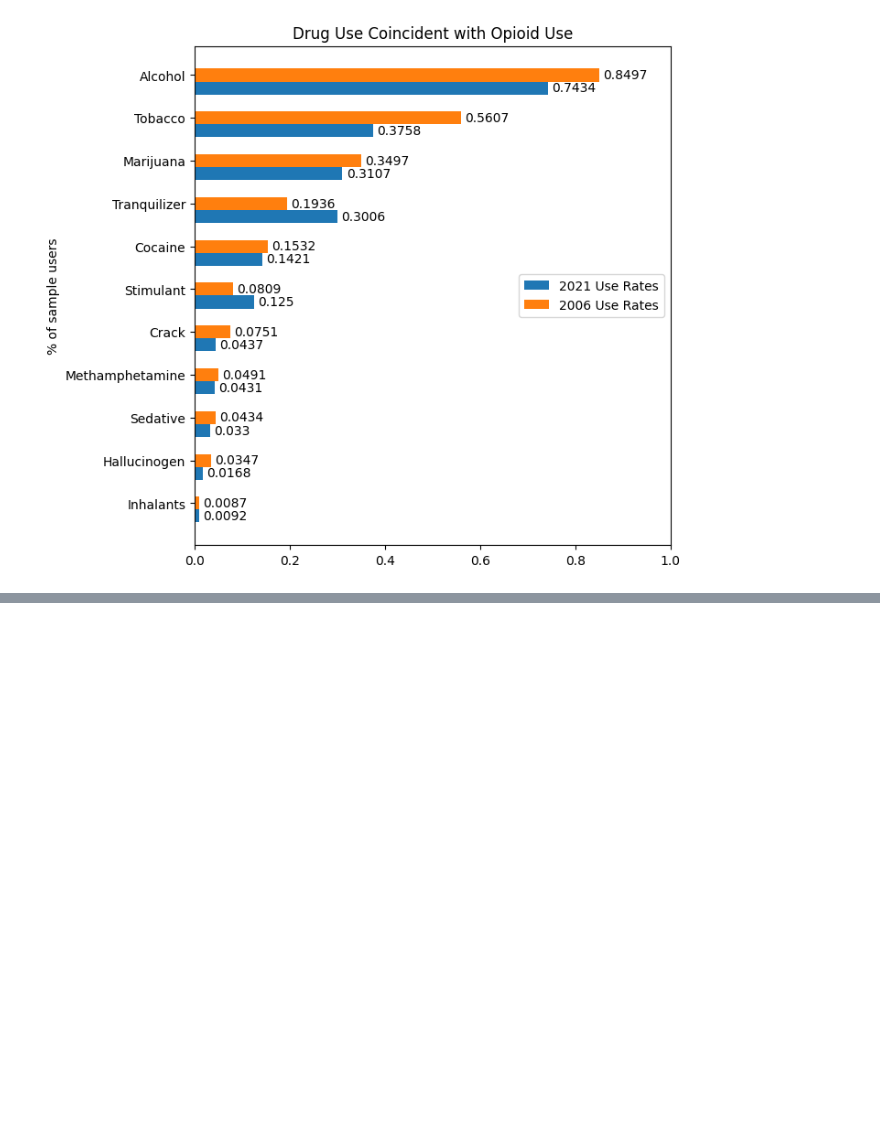
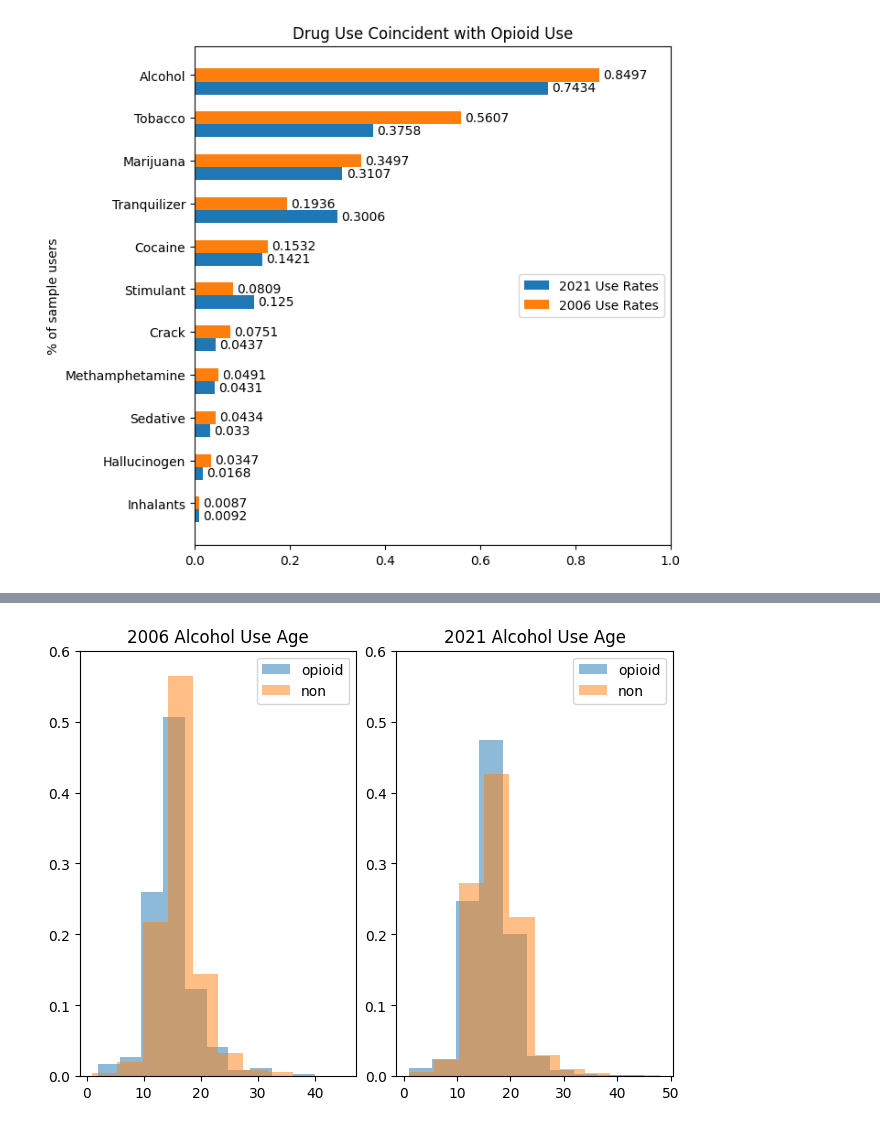
Before and after one commit to HotelTango314/dsa5900, a Jupyter notebook: NSDUH_Explore.ipynb, the cells around one changed output, grey strips where cells are left out. Drawn from its saved outputs; the diff is of its cells as text; code cells hidden in the pictures; blank space fills up the shorter version.

```diff
--- a/NSDUH_Explore.ipynb
+++ b/NSDUH_Explore.ipynb
@@ -236,0 +285,33 @@ plt.show()
+# %%
+fig, (ax1,ax2) = plt.subplots(1,2,layout='constrained')
+
+usersix = six_ageuse.loc[(six_ageuse['IRALCAGE']<100) & (six_ageuse['CLASS']==1),'IRALCAGE']
+userweightssix = np.ones_like(usersix)/len(usersix)
+
+nonusersix = six_ageuse.loc[(six_ageuse['IRALCAGE']<100) & (six_ageuse['CLASS']==0),'IRALCAGE']
+nonuserweightssix = np.ones_like(nonusersix)/len(nonusersix)
+
+usertw1 = tw1_ageuse.loc[(tw1_ageuse['IRALCAGE']<100) & (tw1_ageuse['CLASS']==1),'IRALCAGE']
+userweightstw1 = np.ones_like(usertw1)/len(usertw1)
+
+nonusertw1 = tw1_ageuse.loc[(tw1_ageuse['IRALCAGE']<100) & (tw1_ageuse['CLASS']==0),'IRALCAGE']
+nonuserweightstw1 = np.ones_like(nonusertw1)/len(nonusertw1)
+
+ax1.hist(usersix,weights=userweightssix,alpha=.5,histtype='bar',label='opioid')
+ax1.hist(nonusersix,weights=nonuserweightssix,alpha=.5,histtype='bar',label='non')
+ax2.hist(usertw1,weights=userweightstw1,alpha=.5,histtype='bar',label='opioid')
+ax2.hist(nonusertw1,weights=nonuserweightstw1,alpha=.5,histtype='bar',label='non')
+
+tix = (0,.1,.2,.3,.4,.5,.6)
+
+ax1.set_title('2006 Alcohol Use Age')
+ax1.set_yticks(tix)
+ax1.legend()
+
+ax2.set_title('2021 Alcohol Use Age')
+ax2.set_yticks(tix)
+ax2.legend()
+
+plt.show()
+# %% [output]
+[figure, added]
```
Also changed, not shown: parts of 7 cells of this notebook.
